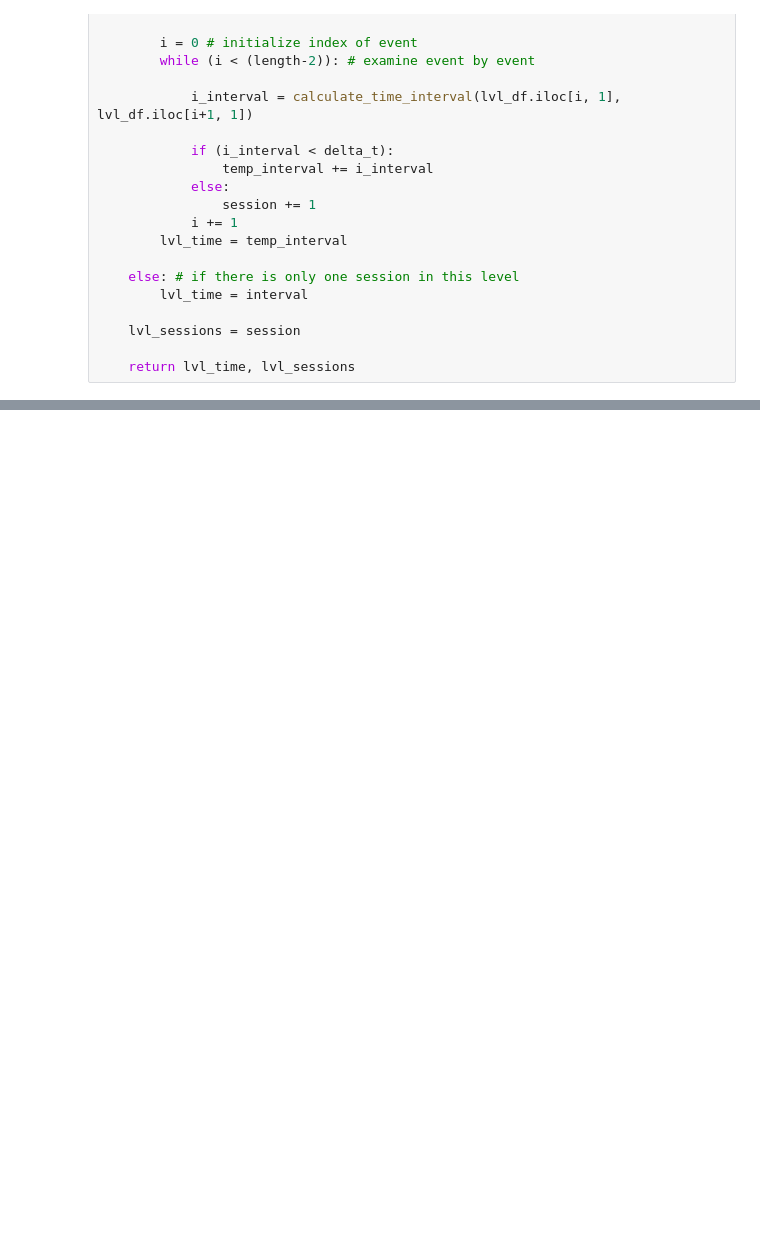
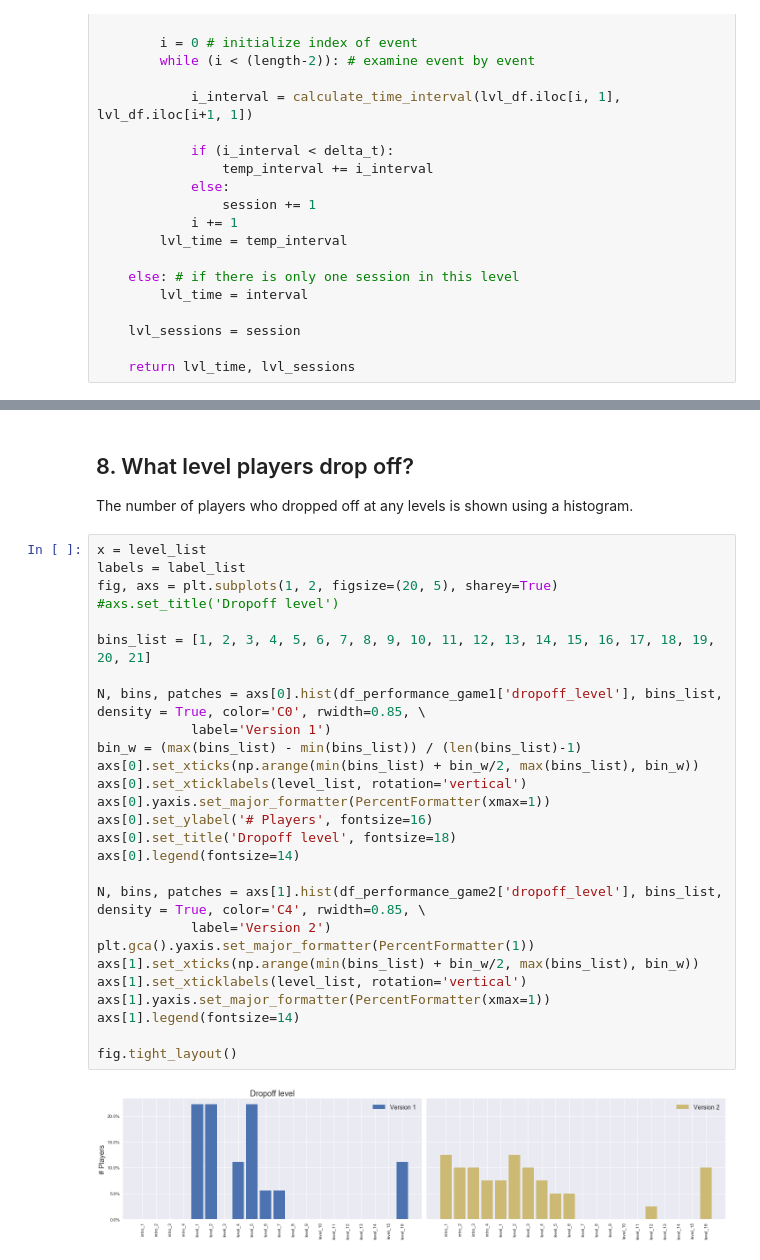
Before and after one commit to lsidharta/Plushie-Defence-Analysis, a Jupyter notebook: Plushie-Defence-Analysis/src/PlushieAnalysis.ipynb, the cells around one changed output, grey strips where cells are left out. Drawn from its saved outputs; the diff is of its cells as text; blank space fills up the shorter version.

```diff
--- a/Plushie-Defence-Analysis/src/PlushieAnalysis.ipynb
+++ b/Plushie-Defence-Analysis/src/PlushieAnalysis.ipynb
@@ -701,0 +622,32 @@ display(df_droppedoff_20_attempt)
+# %% [markdown]
+<h2>8. What level players drop off?</h2>
+<p>The number of players who dropped off at any levels is shown using a histogram.</p>
+# %%
+x = level_list
+labels = label_list
+fig, axs = plt.subplots(1, 2, figsize=(20, 5), sharey=True)
+#axs.set_title('Dropoff level')
+
+bins_list = [1, 2, 3, 4, 5, 6, 7, 8, 9, 10, 11, 12, 13, 14, 15, 16, 17, 18, 19, 20, 21]
+
+N, bins, patches = axs[0].hist(df_performance_game1['dropoff_level'], bins_list, density = True, color='C0', rwidth=0.85, \
+            label='Version 1')
+bin_w = (max(bins_list) - min(bins_list)) / (len(bins_list)-1)
+axs[0].set_xticks(np.arange(min(bins_list) + bin_w/2, max(bins_list), bin_w))
+axs[0].set_xticklabels(level_list, rotation='vertical')
+axs[0].yaxis.set_major_formatter(PercentFormatter(xmax=1))
+axs[0].set_ylabel('# Players', fontsize=16)
+axs[0].set_title('Dropoff level', fontsize=18)
+axs[0].legend(fontsize=14)
+
+N, bins, patches = axs[1].hist(df_performance_game2['dropoff_level'], bins_list, density = True, color='C4', rwidth=0.85, \
+            label='Version 2')
+plt.gca().yaxis.set_major_formatter(PercentFormatter(1))
+axs[1].set_xticks(np.arange(min(bins_list) + bin_w/2, max(bins_list), bin_w))
+axs[1].set_xticklabels(level_list, rotation='vertical')
+axs[1].yaxis.set_major_formatter(PercentFormatter(xmax=1))
+axs[1].legend(fontsize=14)
+
+fig.tight_layout()
+# %% [output]
+[figure, added]
```
Also changed, not shown: parts of 89 cells of this notebook.
